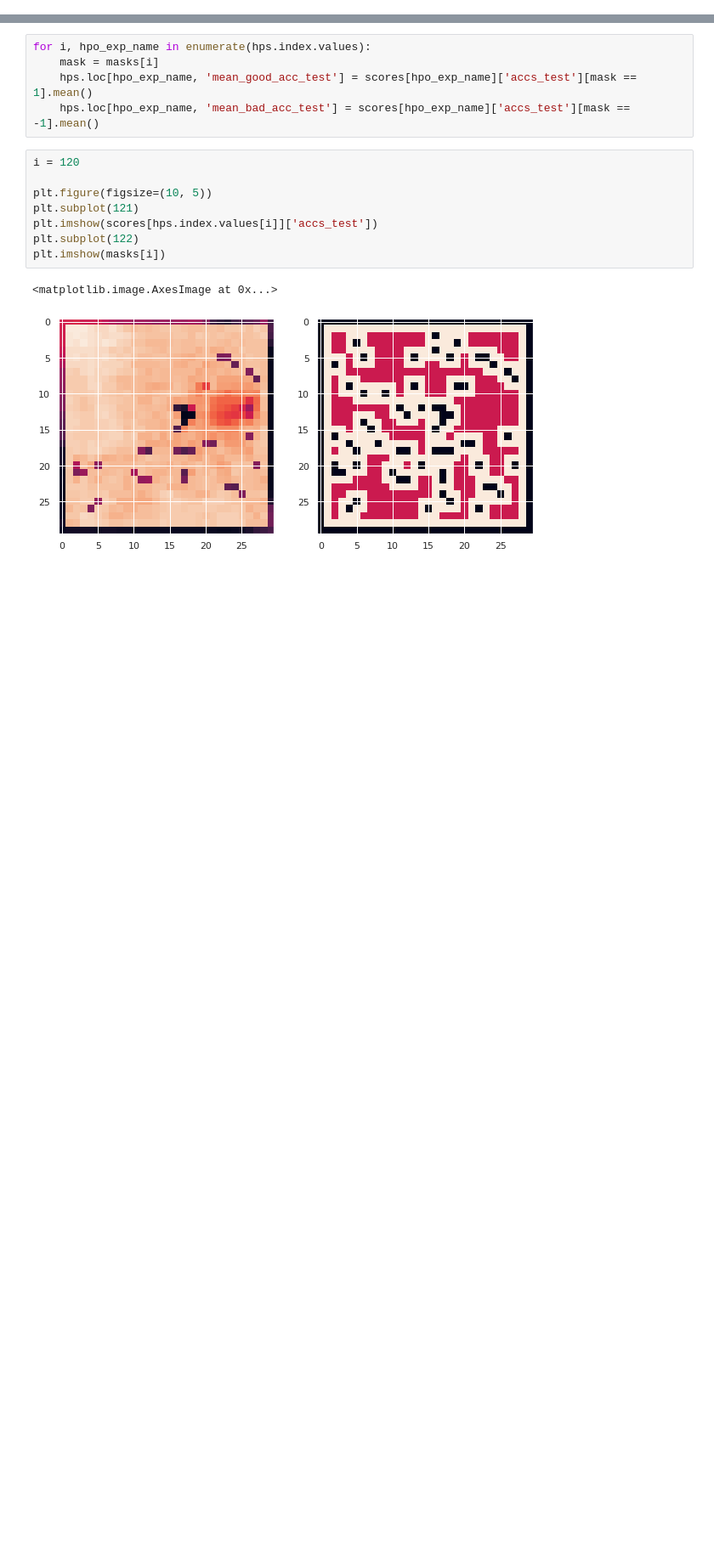
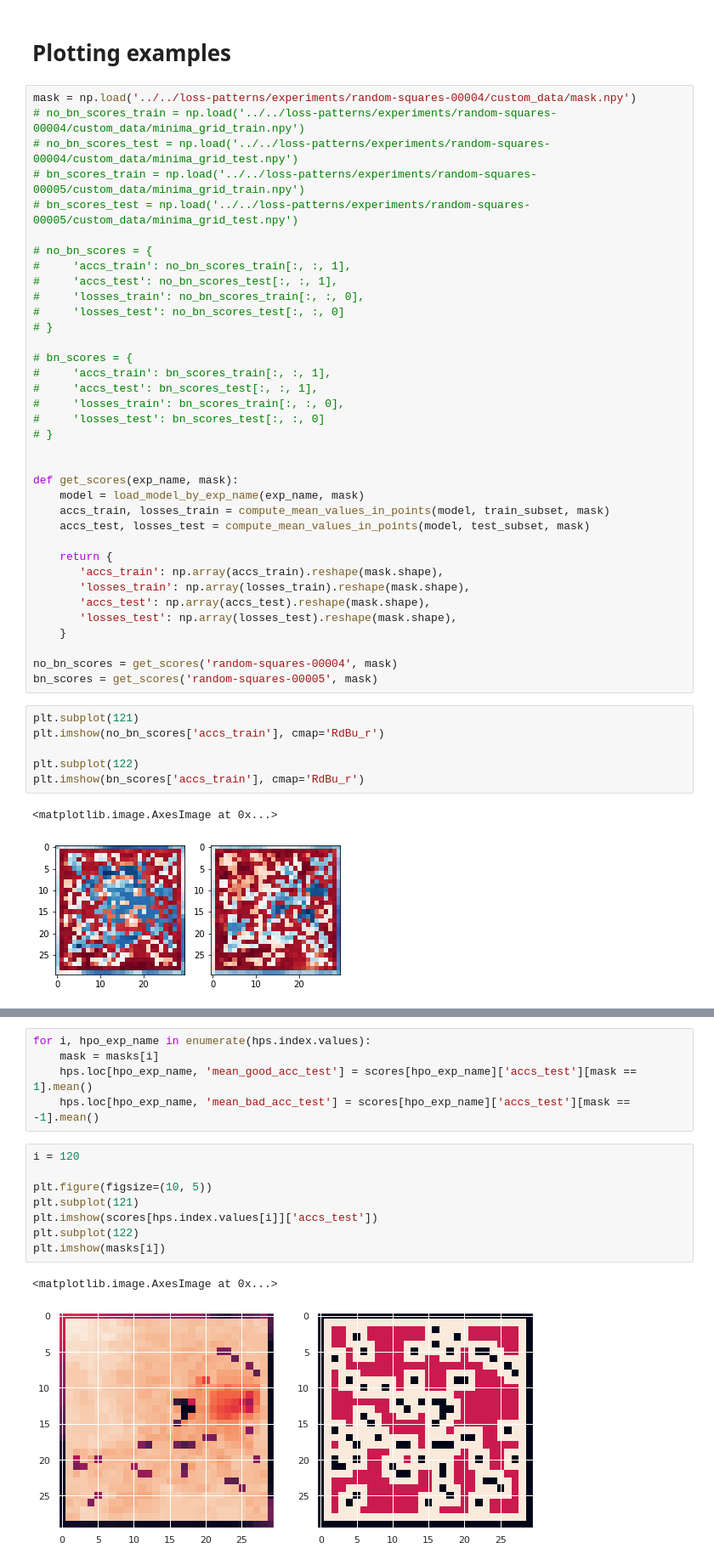
Before and after one commit to universome/loss-patterns, a Jupyter notebook: notebooks/visualizations.ipynb, the cells around one changed output, grey strips where cells are left out. Shown at 85% size. Drawn from its saved outputs; the diff is of its cells as text; blank space fills up the shorter version.

```diff
--- a/notebooks/visualizations.ipynb
+++ b/notebooks/visualizations.ipynb
@@ -3,0 +120,47 @@ os.environ['CUDA_VISIBLE_DEVICES'] = '8'
+# %% [markdown]
+# Plotting examples
+# %%
+mask = np.load('../../loss-patterns/experiments/random-squares-00004/custom_data/mask.npy')
+# no_bn_scores_train = np.load('../../loss-patterns/experiments/random-squares-00004/custom_data/minima_grid_train.npy')
+# no_bn_scores_test = np.load('../../loss-patterns/experiments/random-squares-00004/custom_data/minima_grid_test.npy')
+# bn_scores_train = np.load('../../loss-patterns/experiments/random-squares-00005/custom_data/minima_grid_train.npy')
+# bn_scores_test = np.load('../../loss-patterns/experiments/random-squares-00005/custom_data/minima_grid_test.npy')
+
+# no_bn_scores = {
+#     'accs_train': no_bn_scores_train[:, :, 1],
+#     'accs_test': no_bn_scores_test[:, :, 1],
+#     'losses_train': no_bn_scores_train[:, :, 0],
+#     'losses_test': no_bn_scores_test[:, :, 0]
+# }
+
+# bn_scores = {
+#     'accs_train': bn_scores_train[:, :, 1],
+#     'accs_test': bn_scores_test[:, :, 1],
+#     'losses_train': bn_scores_train[:, :, 0],
+#     'losses_test': bn_scores_test[:, :, 0]
+# }
+
+
+def get_scores(exp_name, mask):
+    model = load_model_by_exp_name(exp_name, mask)
+    accs_train, losses_train = compute_mean_values_in_points(model, train_subset, mask)
+    accs_test, losses_test = compute_mean_values_in_points(model, test_subset, mask)
+
+    return {
+       'accs_train': np.array(accs_train).reshape(mask.shape),
+       'losses_train': np.array(losses_train).reshape(mask.shape),
+       'accs_test': np.array(accs_test).reshape(mask.shape),
+       'losses_test': np.array(losses_test).reshape(mask.shape),
+    }
+
+no_bn_scores = get_scores('random-squares-00004', mask)
+bn_scores = get_scores('random-squares-00005', mask)
+# %%
+plt.subplot(121)
+plt.imshow(no_bn_scores['accs_train'], cmap='RdBu_r')
+
+plt.subplot(122)
+plt.imshow(bn_scores['accs_train'], cmap='RdBu_r')
+# %% [output]
+<matplotlib.image.AxesImage at 0x...>
+[figure, added]
```
Also changed, not shown: parts of 14 cells of this notebook, 4 other files.
